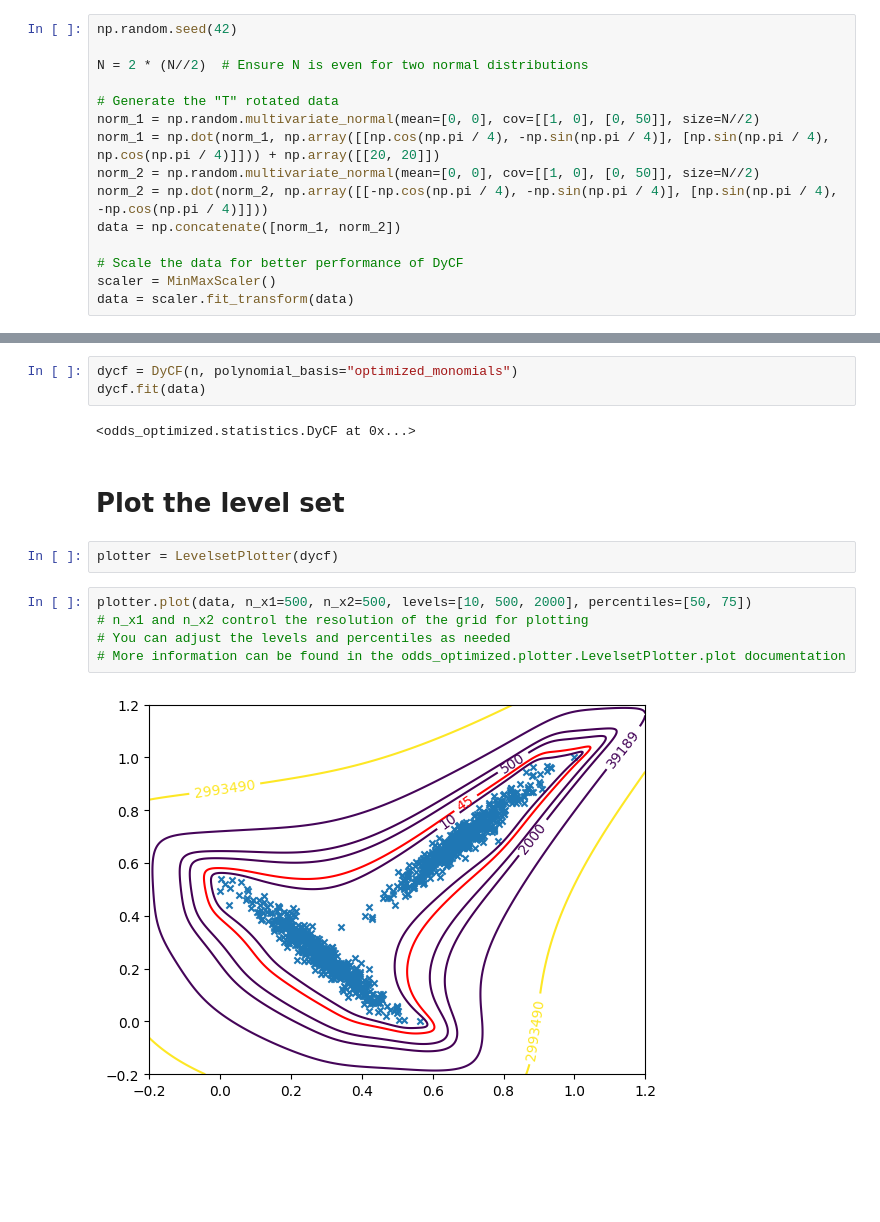
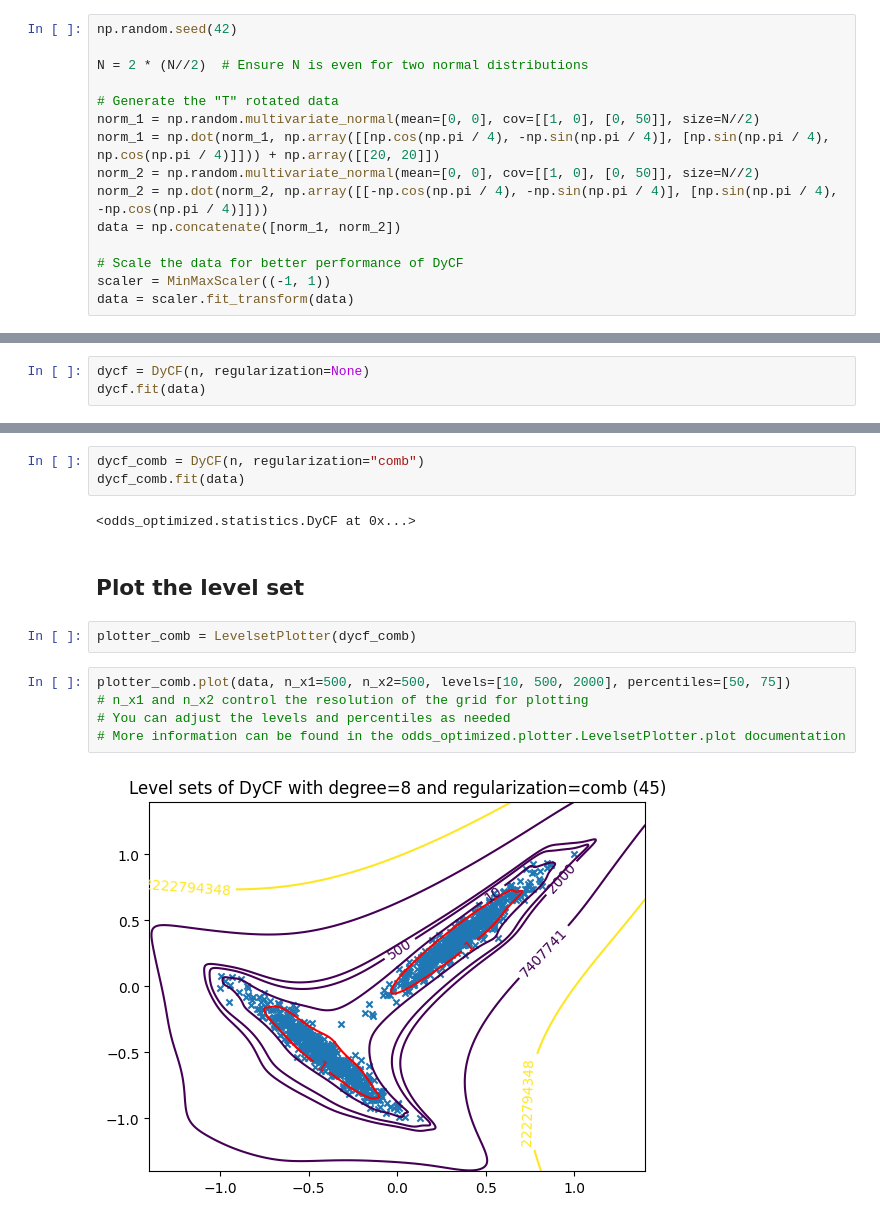
Before and after one commit to fgrivet/odds_optimized, a Jupyter notebook: examples/plot_levelset.ipynb, the cells around one changed output, grey strips where cells are left out. Saved outputs shown, nothing was run; the diff lists cells and outputs as text; blank space fills up the shorter version.

Commit message:
Update of the plotter and associated example to account for regularization in DyCF

```diff
--- a/examples/plot_levelset.ipynb
+++ b/examples/plot_levelset.ipynb
@@ -26,5 +26,5 @@ norm_2 = np.dot(norm_2, np.array([[-np.cos(np.pi / 4), -np.sin(np.pi / 4)], [np.
 data = np.concatenate([norm_1, norm_2])
 
 # Scale the data for better performance of DyCF
-scaler = MinMaxScaler()
+scaler = MinMaxScaler((-1, 1))
 data = scaler.fit_transform(data)
@@ -30,0 +36,3 @@ data = scaler.fit_transform(data)
+# %%
+dycf = DyCF(n, regularization=None)
+dycf.fit(data)
@@ -33,16 +64,16 @@ data = scaler.fit_transform(data)
 # %%
-dycf = DyCF(n, polynomial_basis="optimized_monomials")
-dycf.fit(data)
+dycf_comb = DyCF(n, regularization="comb")
+dycf_comb.fit(data)
 # %% [output]
 <odds_optimized.statistics.DyCF at 0x...>
 # %% [markdown]
-# Plot the level set
+## Plot the level set
 # %%
-plotter = LevelsetPlotter(dycf)
+plotter_comb = LevelsetPlotter(dycf_comb)
 # %%
-plotter.plot(data, n_x1=500, n_x2=500, levels=[10, 500, 2000], percentiles=[50, 75])
+plotter_comb.plot(data, n_x1=500, n_x2=500, levels=[10, 500, 2000], percentiles=[50, 75])
 # n_x1 and n_x2 control the resolution of the grid for plotting
 # You can adjust the levels and percentiles as needed
 # More information can be found in the odds_optimized.plotter.LevelsetPlotter.plot documentation
 # %% [output]
-[figure, old version]
+[figure, new version]
```
Also changed, not shown: parts of 20 cells of this notebook, 1 other file.
